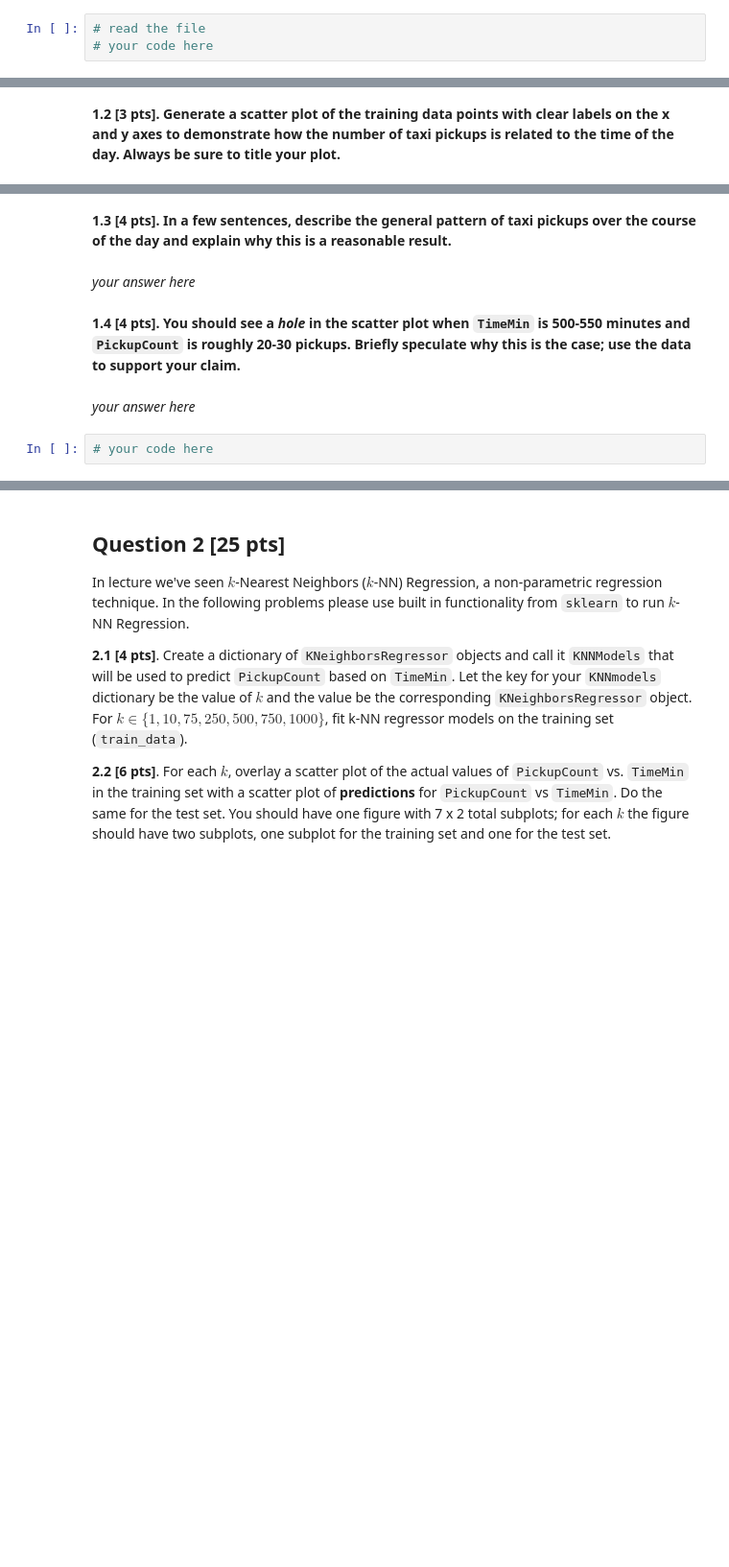
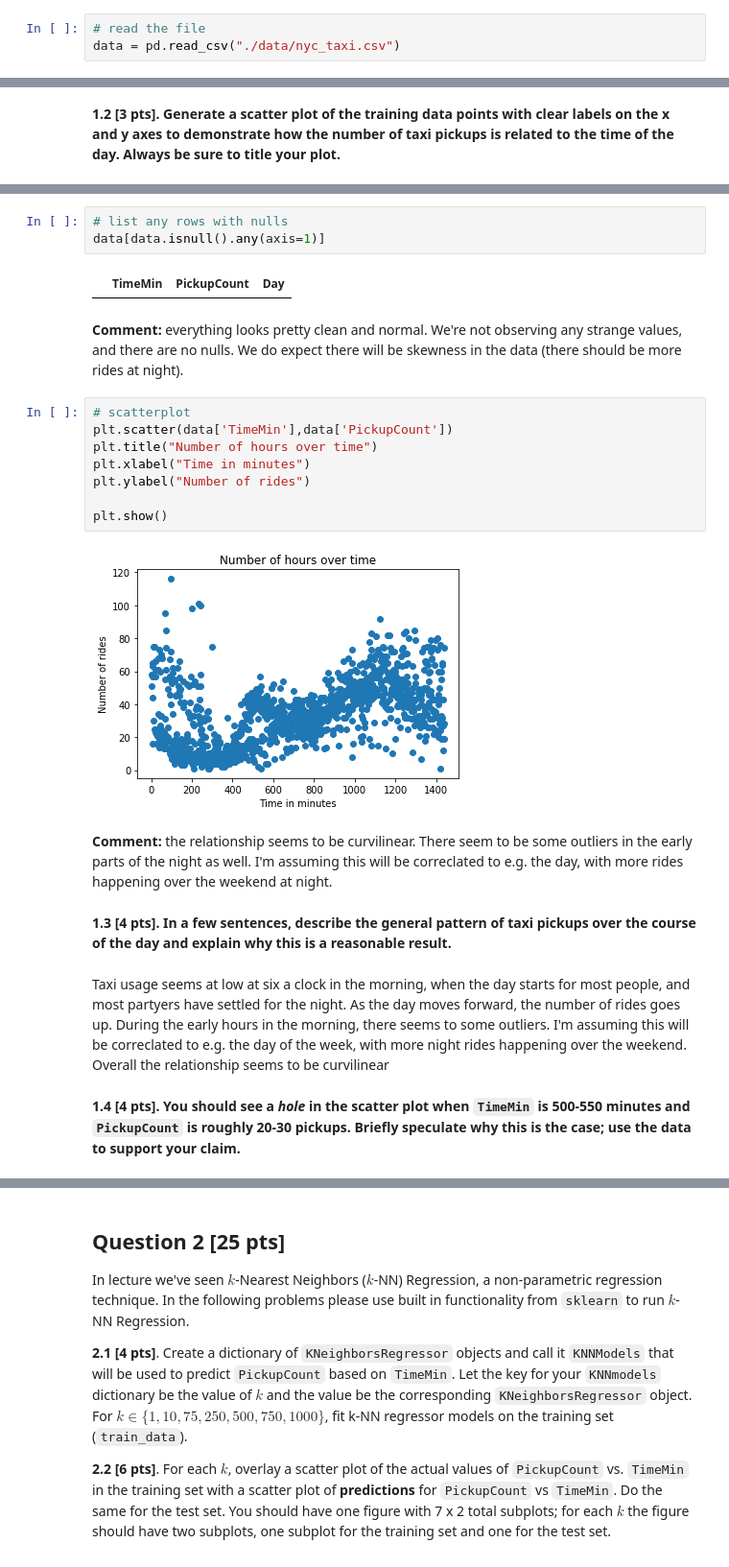
Before and after one commit to CreditPy/2021-s109a, a Jupyter notebook: cs_s109a_hw2/cs_s109a_hw2.ipynb, the cells around one changed output, grey strips where cells are left out. Shown: that part at 96% size. Cells and saved outputs as stored; diff of their text form; blank space fills up the shorter version.

```diff
--- a/cs_s109a_hw2/cs_s109a_hw2.ipynb
+++ b/cs_s109a_hw2/cs_s109a_hw2.ipynb
@@ -64,4 +64,4 @@ We will fit regression models that use the time of the day (in minutes) as a pre
 **1.1 [2 pts]. Use pandas to load the dataset from the csv file `nyc_taxi.csv` into a pandas data frame.  Use the `train_test_split` method from `sklearn` with a `random_state` of 109 and a `test_size` of 0.2 to split the dataset into training and test sets.  Store your train set data frame as `train_data` and your test set data frame as `test_data`.**
 # %%
 # read the file
-# your code here
+data = pd.read_csv("./data/nyc_taxi.csv")
@@ -75,10 +105,25 @@ We will fit regression models that use the time of the day (in minutes) as a pre
+# %%
+# list any rows with nulls
+data[data.isnull().any(axis=1)]
+# %% [output]
+|  | TimeMin | PickupCount | Day |
+# %% [markdown]
+**Comment:** everything looks pretty clean and normal. We're not observing any strange values, and there are no nulls. We do expect there will be skewness in the data (there should be more rides at night).
+# %%
+# scatterplot
+plt.scatter(data['TimeMin'],data['PickupCount'])
+plt.title("Number of hours over time")
+plt.xlabel("Time in minutes")
+plt.ylabel("Number of rides")
+
+plt.show()
+# %% [output]
+[figure, added]
+# %% [markdown]
+**Comment:** the relationship seems to be curvilinear. There seem to be some outliers in the early parts of the night as well. I'm assuming this will be correclated to e.g. the day, with more rides happening over the weekend at night.
 # %% [markdown]
 **1.3 [4 pts]. In a few sentences, describe the general pattern of taxi pickups over the course of the day and explain why this is a reasonable result.**
-# %% [markdown]
-*your answer here*
+# %% [markdown]
+Taxi usage seems at low at six a clock in the morning, when the day starts for most people, and most partyers have settled for the night. As the day moves forward, the number of rides goes up. During the early hours in the morning, there seems to some outliers. I'm assuming this will be correclated to e.g. the day of the week, with more night rides happening over the weekend. Overall the relationship seems to be curvilinear
 # %% [markdown]
 **1.4 [4 pts]. You should see a *hole* in the scatter plot when `TimeMin` is 500-550 minutes and `PickupCount` is roughly 20-30 pickups.  Briefly speculate why this is the case; use the data to support your claim.**
-# %% [markdown]
-*your answer here*
-# %%
-# your code here
```
Also changed, not shown: parts of 8 cells of this notebook.
